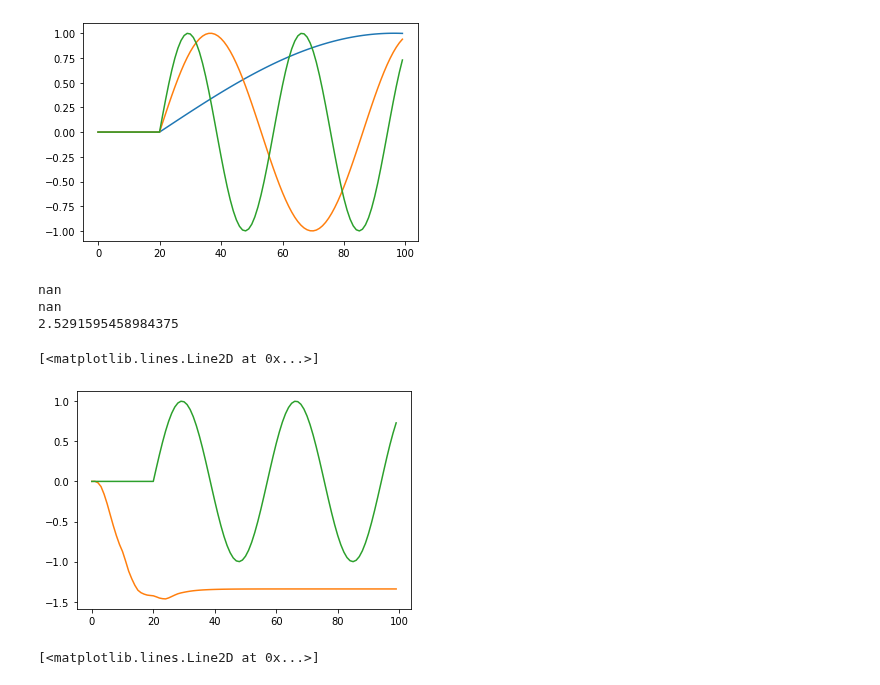
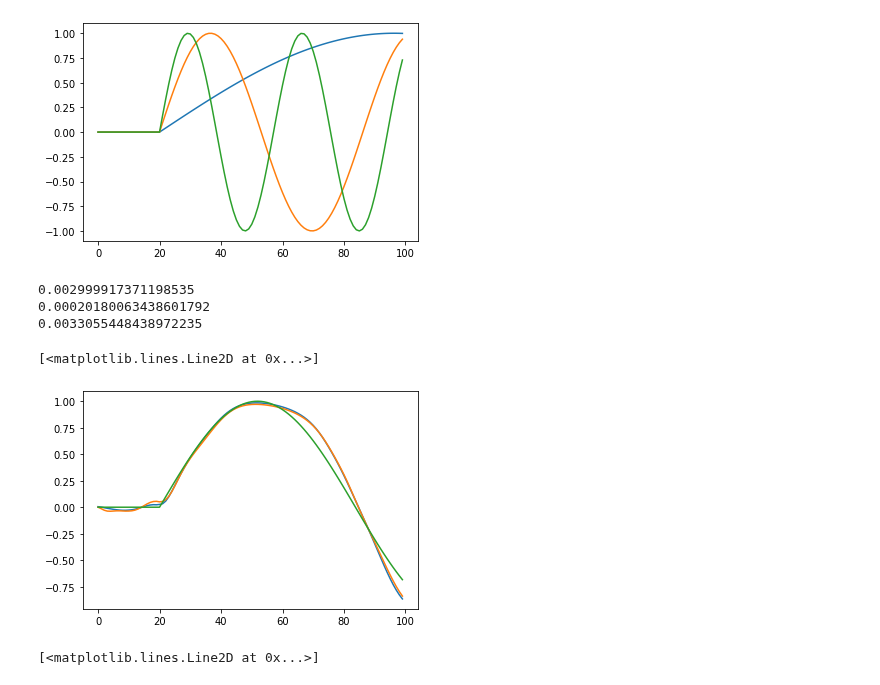
Before and after one commit to mmattb/coproc-poc, a Jupyter notebook: experiments.ipynb, the cells around one changed output. Saved outputs shown, nothing was run; the diff lists cells and outputs as text; code cells hidden in the pictures.

Commit message:
Training LSTM-based co-proc on Michaelsq

```diff
--- a/experiments.ipynb
+++ b/experiments.ipynb
@@ -234,11 +234,18 @@ def train_a_ben(cpn, ben=None, last_loss=1):
 
 #cpn = cpn_model.CPNModelLSTM(target.shape[-1], 1, num_neurons=20, activation_func=torch.nn.Tanh)
 #cpn.load_state_dict(torch.load('latest_cpn'))
+
+# Up to 0.001:
 #opt_cpn = AdamW(cpn.parameters(), lr=1e-4)
+
+# 0.0008
+#opt_cpn = AdamW(cpn.parameters(), lr=3e-5)
+
+#opt_cpn = AdamW(cpn.parameters(), lr=1e-5)
 
 loss = torch.nn.MSELoss()
 
-rli = 0.02
+#rli = 0.02
 
 cpn_losses = []
 super_epoch_count = 0
@@ -251,8 +258,8 @@ while True:
     # @preston: retraining an existing ben doesn't work - it never converges.
 
     #    ben = train_a_ben(cpn, ben=ben, last_loss=rli)
-    if super_epoch_count > 1:
-        ben = train_a_ben(cpn, last_loss=rli)
+    #if super_epoch_count > 1:
+    #ben = train_a_ben(cpn, last_loss=rli)
     #bens.append(ben)
     for param in cpn.parameters():
         param.requires_grad=True
@@ -308,6 +315,8 @@ while True:
         print("cpn", eidx, rl.item(), loss(pred, all_obs).item(), real_loss.item())
         recent_losses.append(real_loss.item())
 
+        break
+
         # Emergency bailout; we diverged; start over :(
         if recent_losses[-1] > 2.0:
             cpn = cpn_model.CPNModelLSTM(target.shape[-1], cpn.out_dim,
@@ -324,7 +333,7 @@ while True:
             ben = None
             break
         # Done
-        elif rli < 0.003:
+        elif rli < 0.0003:
             break
         elif len(recent_losses) > 12:
             prev = None
@@ -342,12 +351,22 @@ while True:
 
         cpn_losses.append(rli)
         opt_cpn.step()
+    break
+    if rli < 0.0003:
+        break
 
-    if rli < 0.003:
-        break
+plt.plot(pred[0,:].detach().numpy())
+plt.plot(all_obs[0,:].detach().numpy())
+plt.plot(target[0, :, 0].detach().numpy())
+plt.show()
 
 plt.plot(pred[-1,:].detach().numpy())
 plt.plot(all_obs[-1,:].detach().numpy())
 plt.plot(target[-1, :, 0].detach().numpy())
 plt.show()
+
+plt.plot(pred[120,:].detach().numpy())
+plt.plot(all_obs[120,:].detach().numpy())
+plt.plot(target[120, :, 0].detach().numpy())
+plt.show()
 # %% [output]
@@ -408,46 +414,45 @@ ben.reset()
 stims = []
 pred = torch.zeros(batch_size, steps)
 all_obs = torch.zeros(batch_size, steps)
-noised = make_noised_cpn(cpn)
 s = stim.StimulusGaussianExp(1, 1, batch_size=256, pad_right_neurons=1)
 thing = [Thing(init=x.item()) for x in target[:, 0, 0].detach().numpy()]
 
 #cpn_temp = CPNNoiseyPassthrough(cpn)
 for tidx in range(steps):
     obs = [t.observe() for t in thing]
     new_obs = torch.tensor(obs, requires_grad=False).reshape(256,1)
     all_obs[:, tidx:tidx+1] = new_obs
 
     ind = target[:, tidx, 1:3].reshape(256,2)
     cpn_in = torch.cat((new_obs, ind), axis=1)
     new_stim = cpn(cpn_in)
 
     ben_in = torch.cat((new_obs, new_stim, ind), axis=1)
     cur_pred = ben(ben_in)
     pred[:, tidx] = cur_pred.squeeze()
 
     s.add(new_stim)
     n = s.get_next().detach().numpy()
 
     obs = []
     for bidx in range(batch_size):
         thing[bidx].step(n[bidx, 0].item())
 
 
 loss = torch.nn.MSELoss()
 print(loss(pred, target[:, :, 0]).item())
 print(loss(pred, all_obs).item())
 print(loss(all_obs, target[:, :, 0]).item())
 
-plt.plot(pred[-1, :].detach().numpy())
-plt.plot(all_obs[-1, :].detach().numpy())
-plt.plot(target[-1, :, 0].detach().numpy())
+plt.plot(pred[50, :].detach().numpy())
+plt.plot(all_obs[50, :].detach().numpy())
+plt.plot(target[50, :, 0].detach().numpy())
 # %% [output]
-nan
-nan
-2.5291595458984375
+0.002999917371198535
+0.00020180063438601792
+0.0033055448438972235
 [<matplotlib.lines.Line2D at 0x...>]
-[figure, old version]
+[figure, new version]
 # %%
 plt.plot(target[-1, :, 0].detach().numpy())
 plt.plot(target[-1, :, 1].detach().numpy())
```
Also changed, not shown: parts of 1 cell of this notebook, 11 other files.
